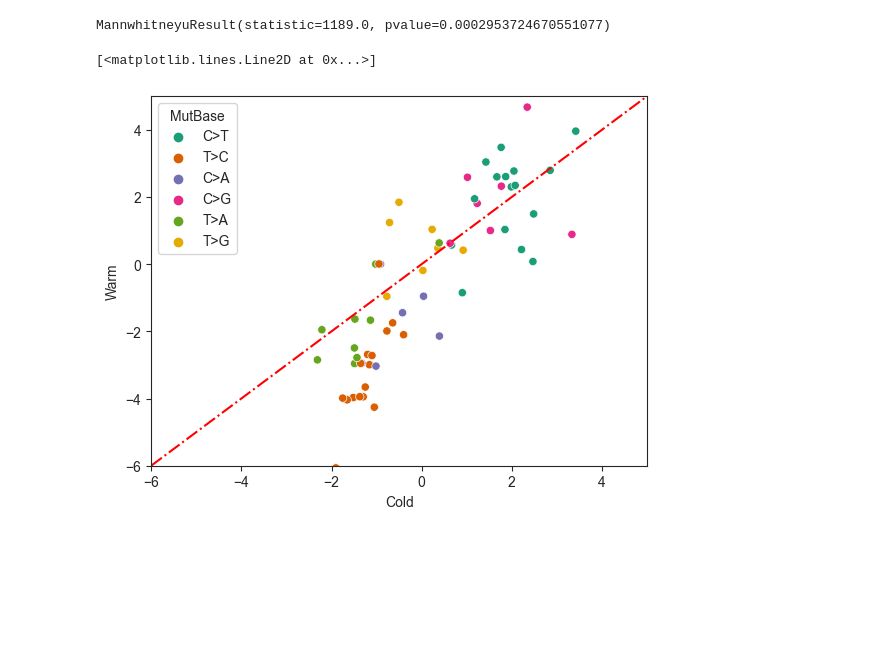
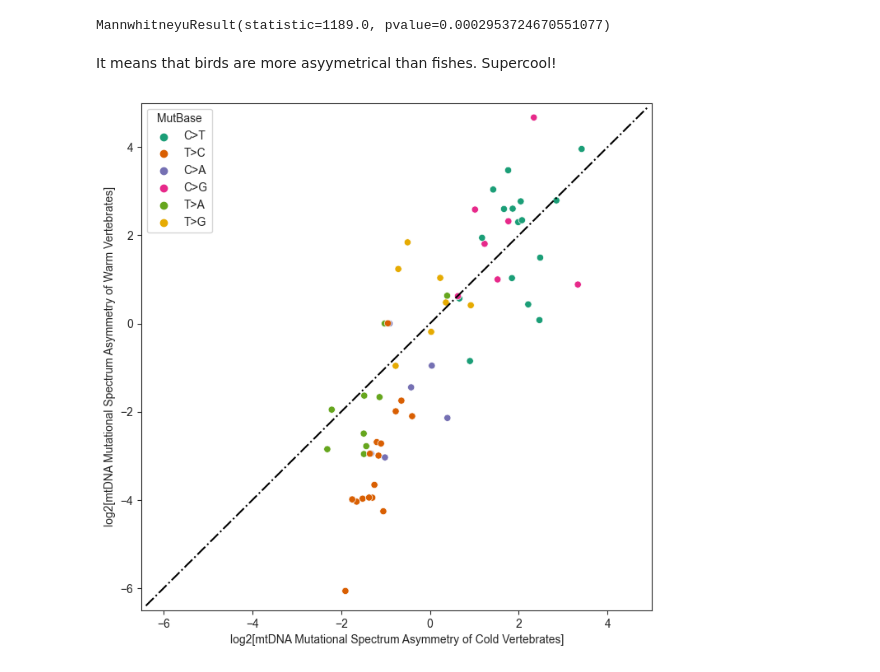
Before and after one commit to mitoclub/mtdna-192component-mutspec-chordata, a Jupyter notebook: scripts/asymmetry_TR.ipynb, the cells around one changed output. Saved outputs shown, nothing was run; the diff lists cells and outputs as text; code cells hidden in the pictures; blank space fills up the shorter version.

Commit message:
Fig7 comparison

```diff
--- a/scripts/asymmetry_TR.ipynb
+++ b/scripts/asymmetry_TR.ipynb
@@ -556,11 +556,16 @@ check_ass_gr_test = check_ass_gr.dropna()
 stats.mannwhitneyu(abs(check_ass_gr_test.Cold), abs(check_ass_gr_test.Warm), alternative='less')
 # %% [output]
 MannwhitneyuResult(statistic=1189.0, pvalue=0.0002953724670551077)
+# %% [markdown]
+It means that birds are more asyymetrical than fishes. Supercool!
 # %%
+plt.figure(figsize=(8,8))
 sns.scatterplot(data=check_ass_gr, x='Cold', y='Warm', hue='MutBase', palette='Dark2')
-plt.xlim(-6,5)
-plt.ylim(-6,5)
-plt.plot([-6, 5], [-6,5], color='red', linestyle='dashdot')
+plt.xlim(-6.5, 5)
+plt.ylim(-6.5, 5)
+plt.plot([-6.4, 4.9], [-6.4, 4.9], color='black', linestyle='dashdot')
+plt.xlabel('log2[mtDNA Mutational Spectrum Asymmetry of Cold Vertebrates]')
+plt.ylabel('log2[mtDNA Mutational Spectrum Asymmetry of Warm Vertebrates]')
+plt.savefig('../pictures/cold_and_warm_comparison.pdf', dpi=300)
 # %% [output]
-[<matplotlib.lines.Line2D at 0x...>]
-[figure, old version]
+[figure, new version]
```
Also changed, not shown: parts of 1 cell of this notebook, 2 other files.
